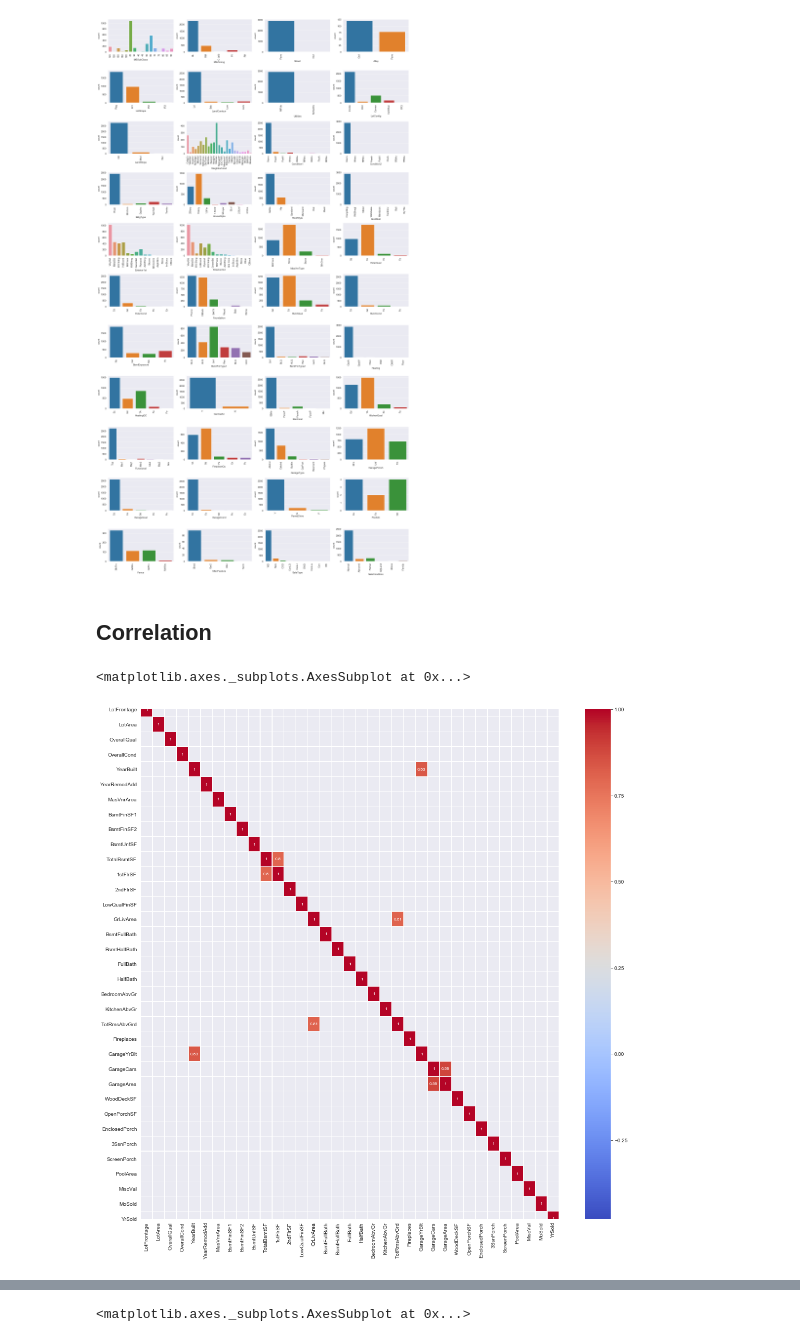
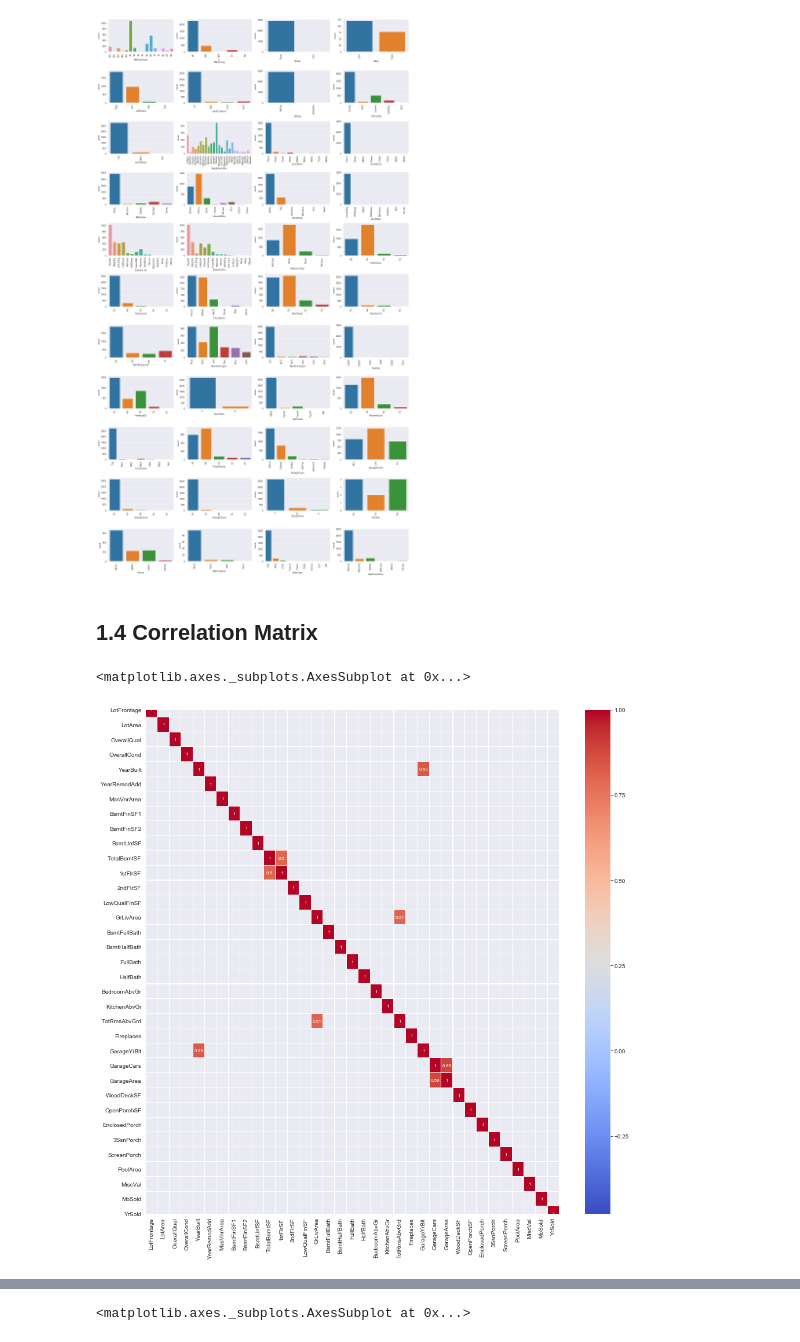
Before and after one commit to siyuan-song/My_projects, a Jupyter notebook: Housing_Prices.ipynb, the cells around one changed output, grey strips where cells are left out. Cells and saved outputs as stored; diff of their text form; code cells hidden in the pictures.

```diff
--- a/Housing_Prices.ipynb
+++ b/Housing_Prices.ipynb
@@ -232,12 +233,12 @@ fig.tight_layout()
 # %% [output]
 [figure]
 # %% [markdown]
-## Correlation
+## 1.4 Correlation Matrix
 # %%
-plt.figure(figsize=(18,18))
+plt.figure(figsize=(16,16))
 correlation = df_num.corr()
 sns.heatmap(correlation,cmap='coolwarm',linewidths=0.1,annot=True,annot_kws={"fontsize":8},mask=correlation<0.8)
 # %% [output]
 <matplotlib.axes._subplots.AxesSubplot at 0x...>
-[figure, old version]
+[figure, new version]
 # %% [markdown]
```
Also changed, not shown: parts of 125 cells of this notebook.
